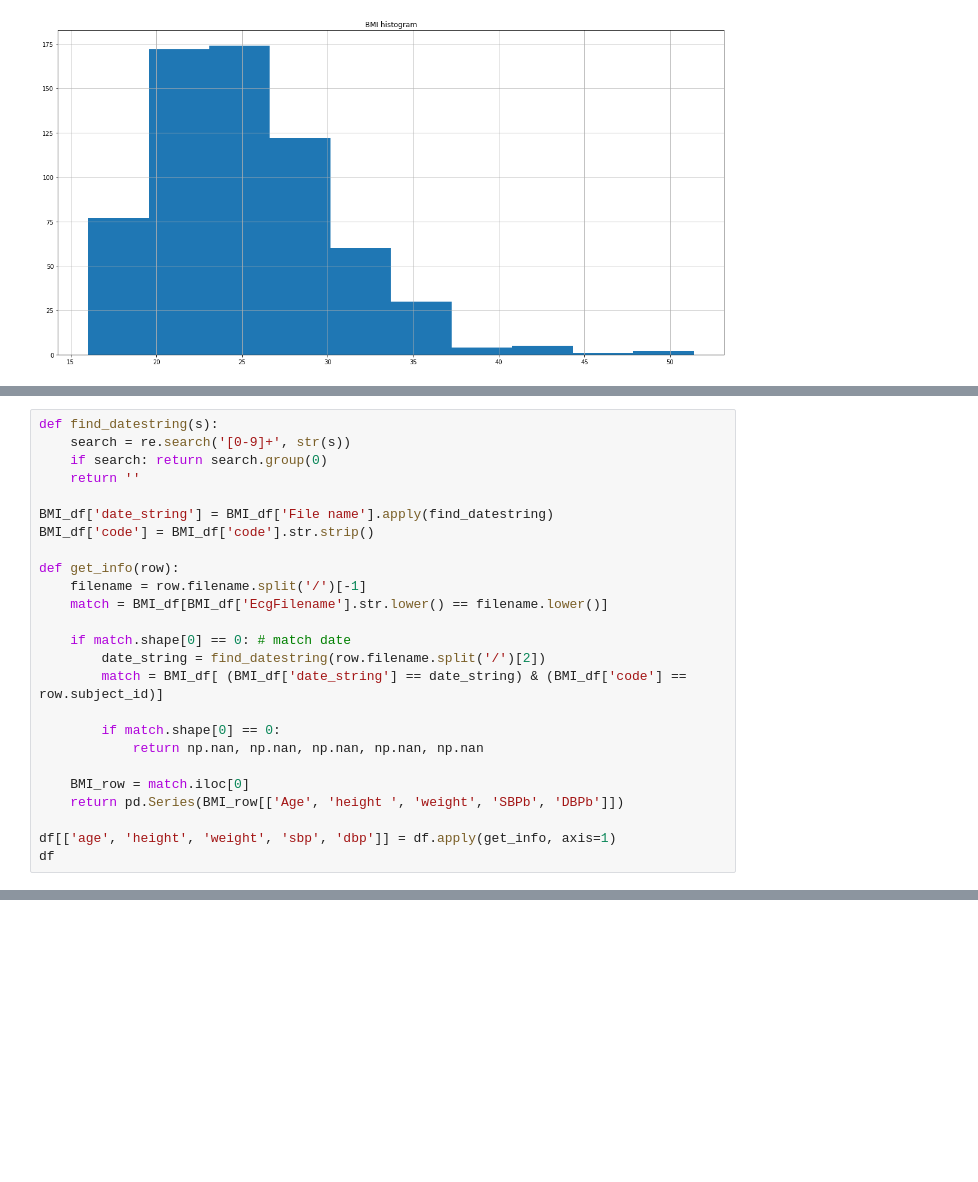
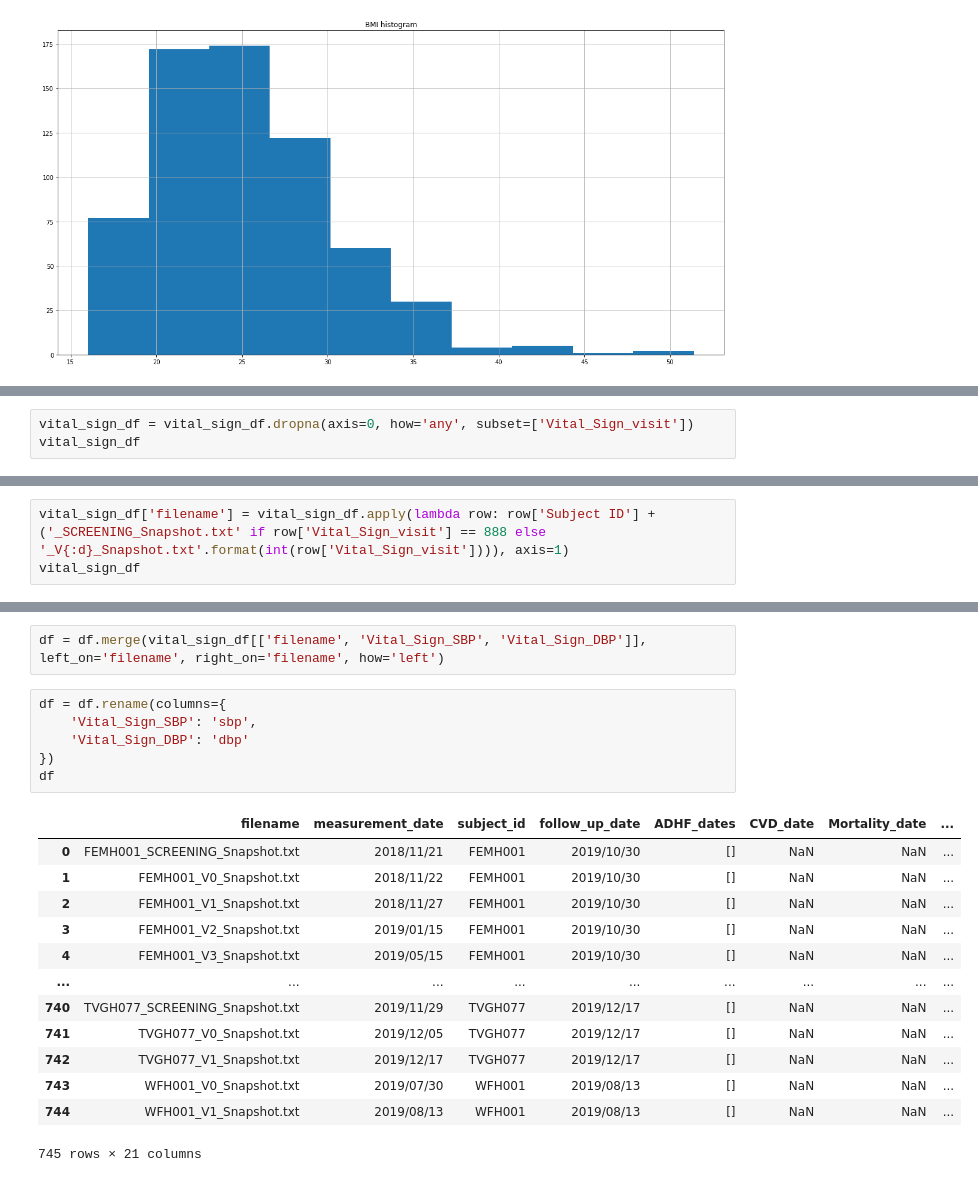
Before and after one commit to writerwriter/ekg, a Jupyter notebook: notebooks/data_visualization.ipynb, the cells around one changed output, grey strips where cells are left out. Cells and saved outputs as stored; diff of their text form; blank space fills up the shorter version.

Commit message:
include height, weight and BMI into hazard prediction

```diff
--- a/notebooks/data_visualization.ipynb
+++ b/notebooks/data_visualization.ipynb
@@ -218,25 +217,0 @@ BMI_df
-# %%
-def find_datestring(s):
-    search = re.search('[0-9]+', str(s))
-    if search: return search.group(0)
-    return ''
-
-BMI_df['date_string'] = BMI_df['File name'].apply(find_datestring)
-BMI_df['code'] = BMI_df['code'].str.strip()
-
-def get_info(row):
-    filename = row.filename.split('/')[-1]
-    match = BMI_df[BMI_df['EcgFilename'].str.lower() == filename.lower()]
-
-    if match.shape[0] == 0: # match date
-        date_string = find_datestring(row.filename.split('/')[2])
-        match = BMI_df[ (BMI_df['date_string'] == date_string) & (BMI_df['code'] == row.subject_id)]
-
-        if match.shape[0] == 0:
-            return np.nan, np.nan, np.nan, np.nan, np.nan
-
-    BMI_row = match.iloc[0]
-    return pd.Series(BMI_row[['Age', 'height ', 'weight', 'SBPb', 'DBPb']])
-
-df[['age', 'height', 'weight', 'sbp', 'dbp']] = df.apply(get_info, axis=1)
-df
@@ -280,0 +218,3 @@ BMI_df[BMI_df.code == 'AHF050']
+# %%
+vital_sign_df = vital_sign_df.dropna(axis=0, how='any', subset=['Vital_Sign_visit'])
+vital_sign_df
@@ -280,0 +235,3 @@ BMI_df[BMI_df.code == 'AHF050']
+# %%
+vital_sign_df['filename'] = vital_sign_df.apply(lambda row: row['Subject ID'] + ('_SCREENING_Snapshot.txt' if row['Vital_Sign_visit'] == 888 else '_V{:d}_Snapshot.txt'.format(int(row['Vital_Sign_visit']))), axis=1)
+vital_sign_df
@@ -280,0 +257,22 @@ BMI_df[BMI_df.code == 'AHF050']
+# %%
+df = df.merge(vital_sign_df[['filename', 'Vital_Sign_SBP', 'Vital_Sign_DBP']], left_on='filename', right_on='filename', how='left')
+# %%
+df = df.rename(columns={
+    'Vital_Sign_SBP': 'sbp',
+    'Vital_Sign_DBP': 'dbp'
+})
+df
+# %% [output]
+|  | filename | measurement_date | subject_id | follow_up_date | ADHF_dates | CVD_date | Mortality_date | ... |
+| 0 | FEMH001_SCREENING_Snapshot.txt | 2018/11/21 | FEMH001 | 2019/10/30 | [] | NaN | NaN | ... |
+| 1 | FEMH001_V0_Snapshot.txt | 2018/11/22 | FEMH001 | 2019/10/30 | [] | NaN | NaN | ... |
+| 2 | FEMH001_V1_Snapshot.txt | 2018/11/27 | FEMH001 | 2019/10/30 | [] | NaN | NaN | ... |
+| 3 | FEMH001_V2_Snapshot.txt | 2019/01/15 | FEMH001 | 2019/10/30 | [] | NaN | NaN | ... |
+| 4 | FEMH001_V3_Snapshot.txt | 2019/05/15 | FEMH001 | 2019/10/30 | [] | NaN | NaN | ... |
+| ... | ... | ... | ... | ... | ... | ... | ... | ... |
+| 740 | TVGH077_SCREENING_Snapshot.txt | 2019/11/29 | TVGH077 | 2019/12/17 | [] | NaN | NaN | ... |
+| 741 | TVGH077_V0_Snapshot.txt | 2019/12/05 | TVGH077 | 2019/12/17 | [] | NaN | NaN | ... |
+| 742 | TVGH077_V1_Snapshot.txt | 2019/12/17 | TVGH077 | 2019/12/17 | [] | NaN | NaN | ... |
+| 743 | WFH001_V0_Snapshot.txt | 2019/07/30 | WFH001 | 2019/08/13 | [] | NaN | NaN | ... |
+| 744 | WFH001_V1_Snapshot.txt | 2019/08/13 | WFH001 | 2019/08/13 | [] | NaN | NaN | ... |
+745 rows × 21 columns
```
Also changed, not shown: parts of 10 cells of this notebook, 6 other files.
